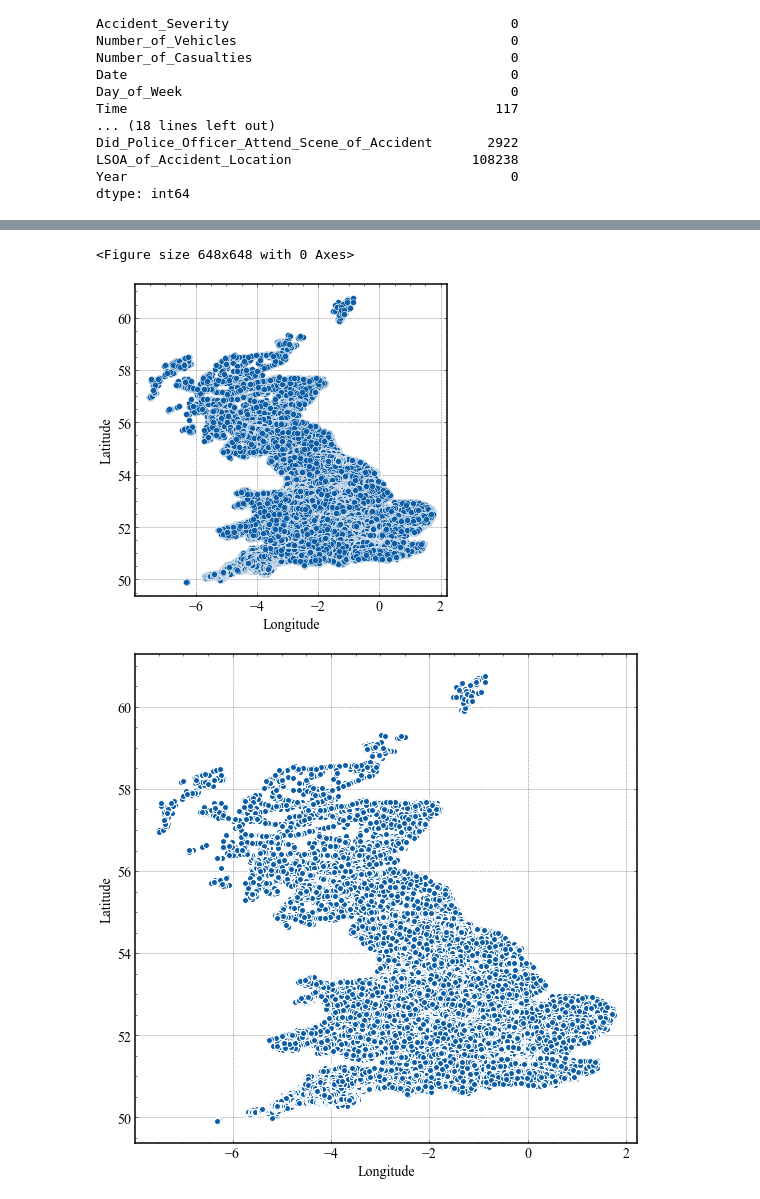
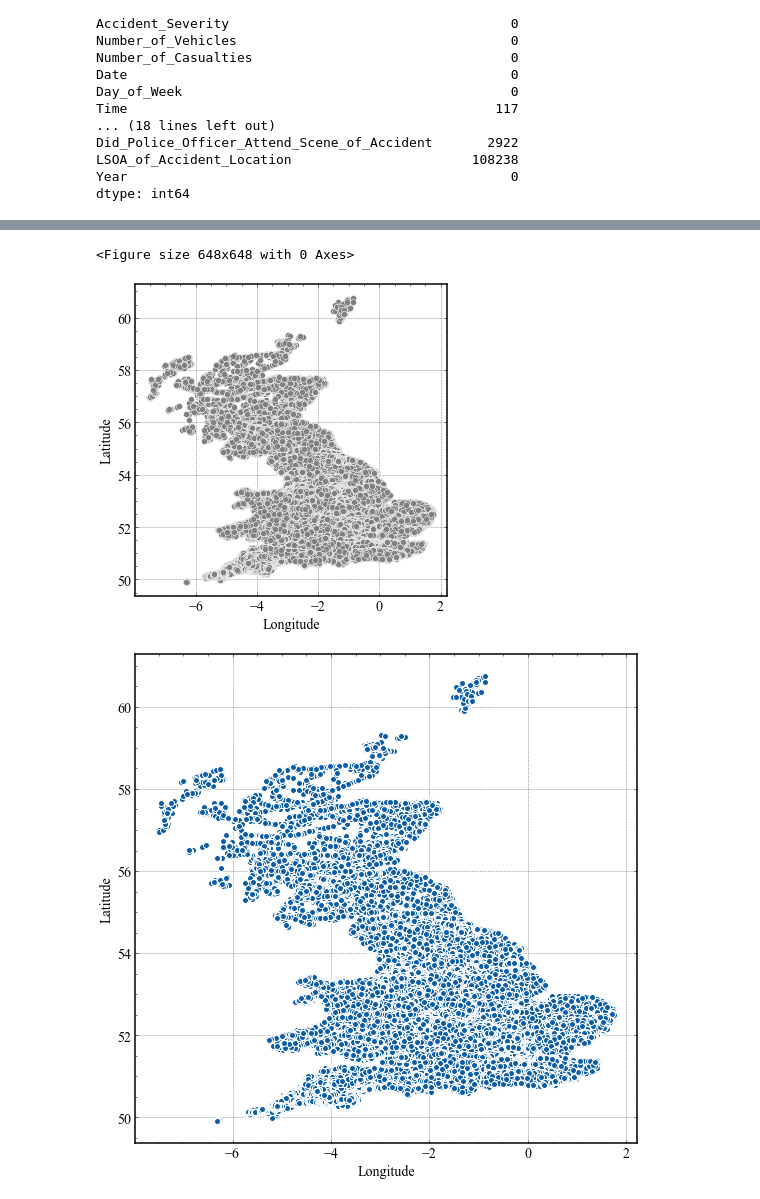
Before and after one commit to CHDers/uk-traffic-analysis, a Jupyter notebook: src/uk-traffic-analysis.ipynb, the cells around one changed output, grey strips where cells are left out. Drawn from its saved outputs; the diff is of its cells as text; code cells hidden in the pictures.

```diff
--- a/src/uk-traffic-analysis.ipynb
+++ b/src/uk-traffic-analysis.ipynb
@@ -167,13 +167,13 @@ df.describe().T
 | Year | 1504150.0 | 2009.369713 | 3.013497 | 2005.000000 | 2006.000000 | 2010.000000 | 2012.000000 | 2.014000e+03 |
 # %%
 plt.figure(figsize=(9,9)) # 设定画布
-sns.relplot(data=df,x="Longitude",y="Latitude")
+sns.relplot(data=df,x="Longitude",y="Latitude", color="grey")
 sns.despine(top=False, right=False)
 plt.savefig('../assets/figure/Location.tiff', bbox_inches='tight', dpi=600)
 plt.show()
 # %% [output]
 <Figure size 648x648 with 0 Axes>
-[figure, old version]
+[figure, new version]
 # %%
 fig, ax = plt.subplots(1,1,figsize=(9,9)) # 设定画布
 ax.scatter(df['Longitude'].values, df['Latitude'], edgecolors='white')
```
Also changed, not shown: 1 other file.
